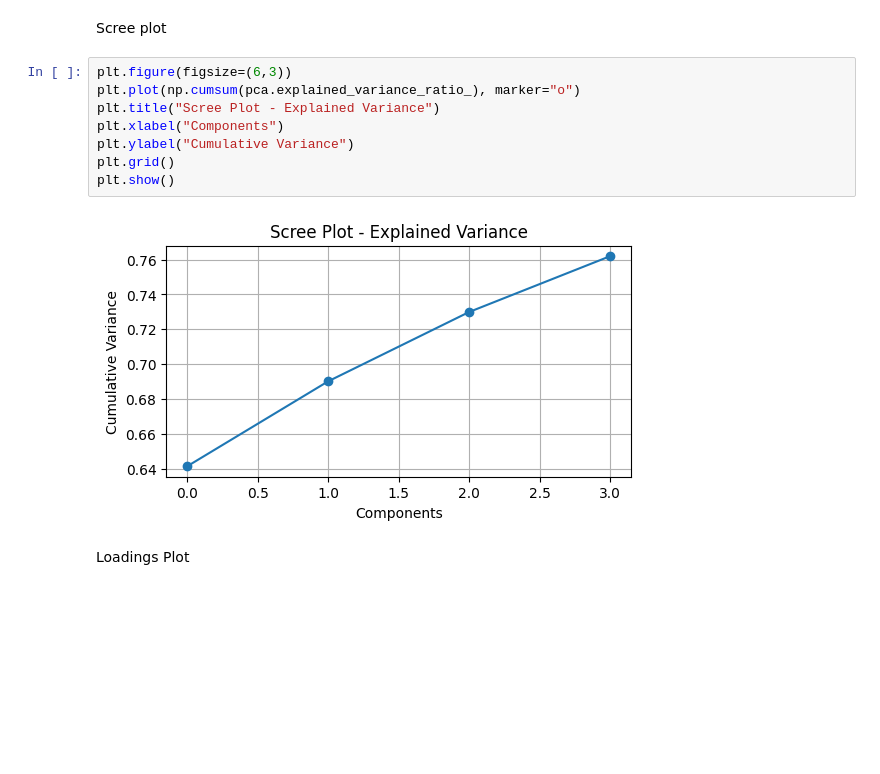
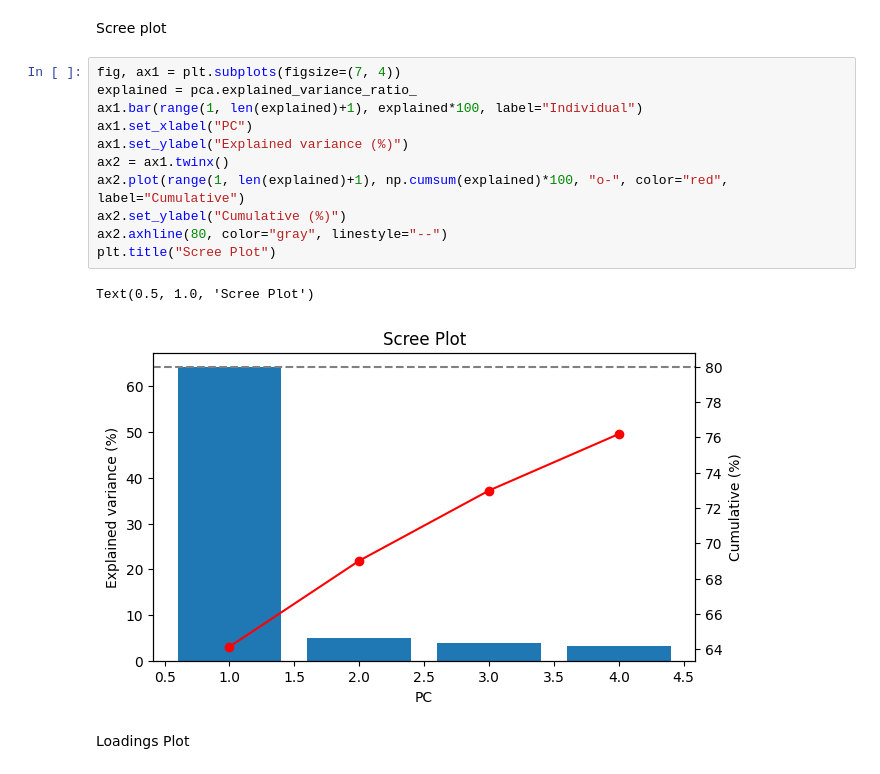
Before and after one commit to jlima-geol/multivariate-compositional-analysis, a Jupyter notebook: notebooks/03_pca_clr.ipynb, the cells around one changed output. Cells and saved outputs as stored; diff of their text form; blank space fills up the shorter version.

```diff
--- a/notebooks/03_pca_clr.ipynb
+++ b/notebooks/03_pca_clr.ipynb
@@ -64,15 +74,19 @@ loadings
 # %% [markdown]
 Scree plot
-# %%
-plt.figure(figsize=(6,3))
-plt.plot(np.cumsum(pca.explained_variance_ratio_), marker="o")
-plt.title("Scree Plot - Explained Variance")
-plt.xlabel("Components")
-plt.ylabel("Cumulative Variance")
-plt.grid()
-plt.show()
-# %% [output]
-[figure, removed]
+# %%
+fig, ax1 = plt.subplots(figsize=(7, 4))
+explained = pca.explained_variance_ratio_
+ax1.bar(range(1, len(explained)+1), explained*100, label="Individual")
+ax1.set_xlabel("PC")
+ax1.set_ylabel("Explained variance (%)")
+ax2 = ax1.twinx()
+ax2.plot(range(1, len(explained)+1), np.cumsum(explained)*100, "o-", color="red", label="Cumulative")
+ax2.set_ylabel("Cumulative (%)")
+ax2.axhline(80, color="gray", linestyle="--")
+plt.title("Scree Plot")
+# %% [output]
+Text(0.5, 1.0, 'Scree Plot')
+[figure, added]
 # %% [markdown]
 Loadings Plot
 # %%
```
Also changed, not shown: parts of 7 cells of this notebook, 9 other files.
